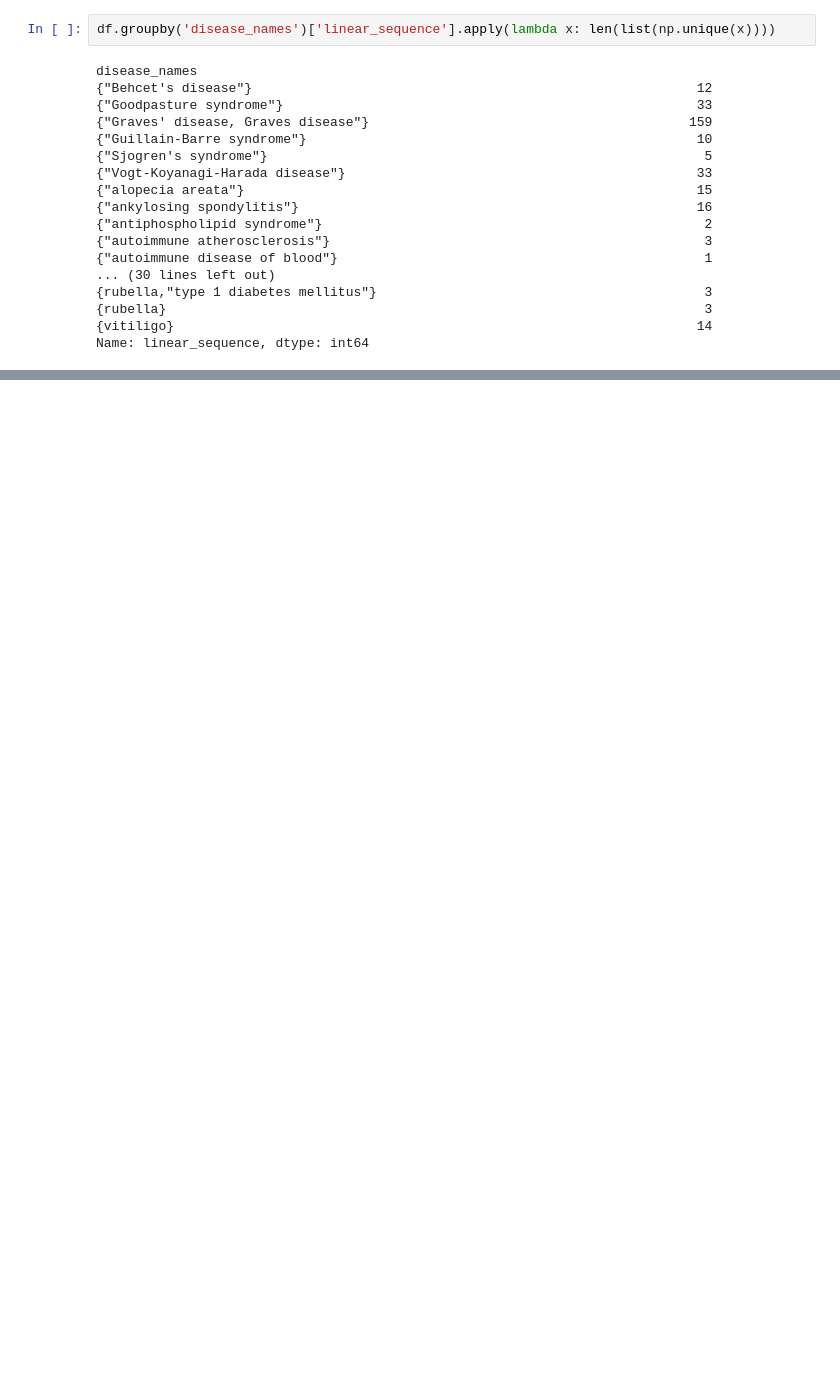
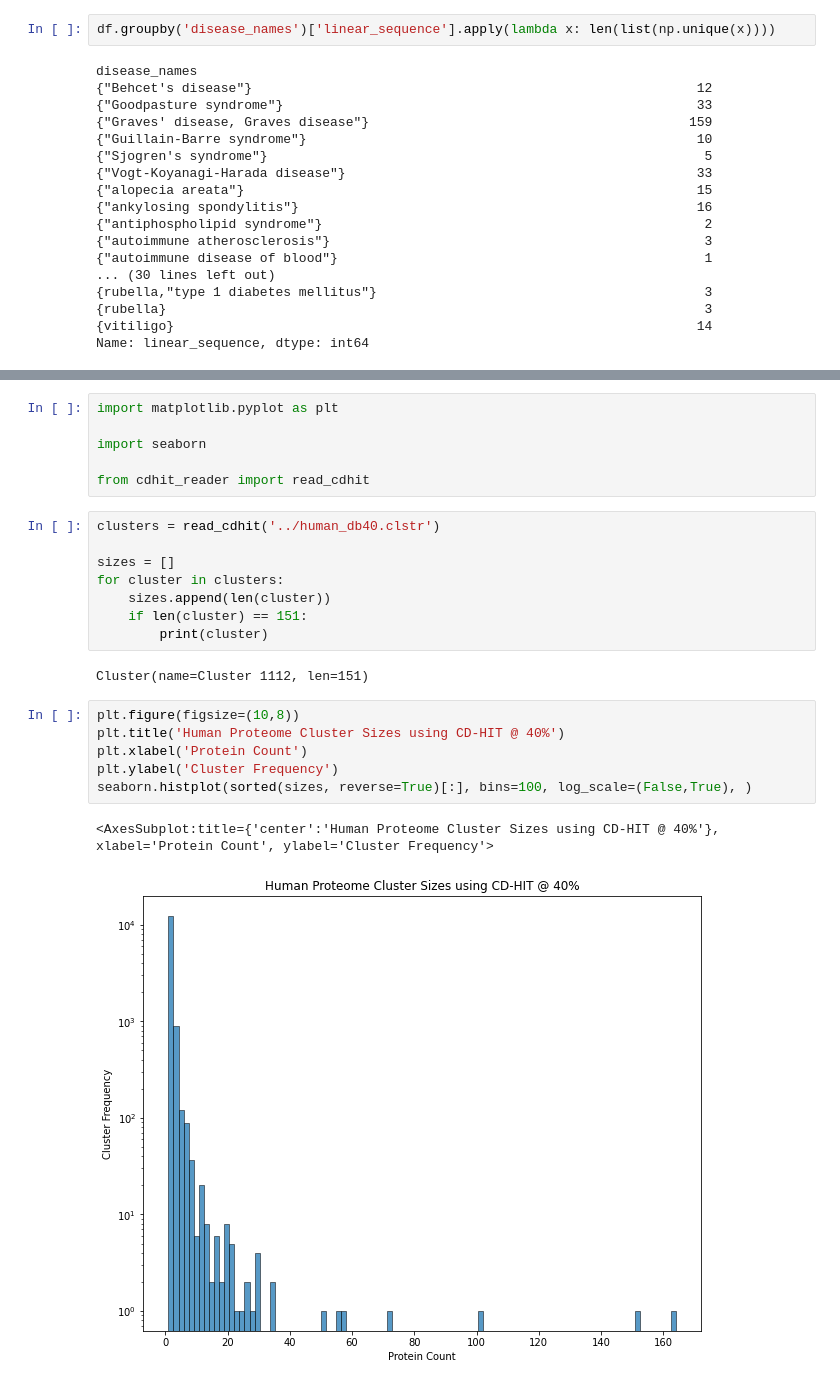
Before and after one commit to danielmarrama/autoimmune_antigens, a Jupyter notebook: notebooks/clustering.ipynb, the cells around one changed output, grey strips where cells are left out. Drawn from its saved outputs; the diff is of its cells as text; blank space fills up the shorter version.

```diff
--- a/notebooks/clustering.ipynb
+++ b/notebooks/clustering.ipynb
@@ -76,0 +53,25 @@ Name: linear_sequence, dtype: int64
+# %%
+import matplotlib.pyplot as plt
+
+import seaborn
+
+from cdhit_reader import read_cdhit
+# %%
+clusters = read_cdhit('../human_db40.clstr')
+
+sizes = []
+for cluster in clusters:
+    sizes.append(len(cluster))
+    if len(cluster) == 151:
+        print(cluster)
+# %% [output]
+Cluster(name=Cluster 1112, len=151)
+# %%
+plt.figure(figsize=(10,8))
+plt.title('Human Proteome Cluster Sizes using CD-HIT @ 40%')
+plt.xlabel('Protein Count')
+plt.ylabel('Cluster Frequency')
+seaborn.histplot(sorted(sizes, reverse=True)[:], bins=100, log_scale=(False,True), )
+# %% [output]
+<AxesSubplot:title={'center':'Human Proteome Cluster Sizes using CD-HIT @ 40%'}, xlabel='Protein Count', ylabel='Cluster Frequency'>
+[figure, added]
```
Also changed, not shown: parts of 13 cells of this notebook, 6 other files.
